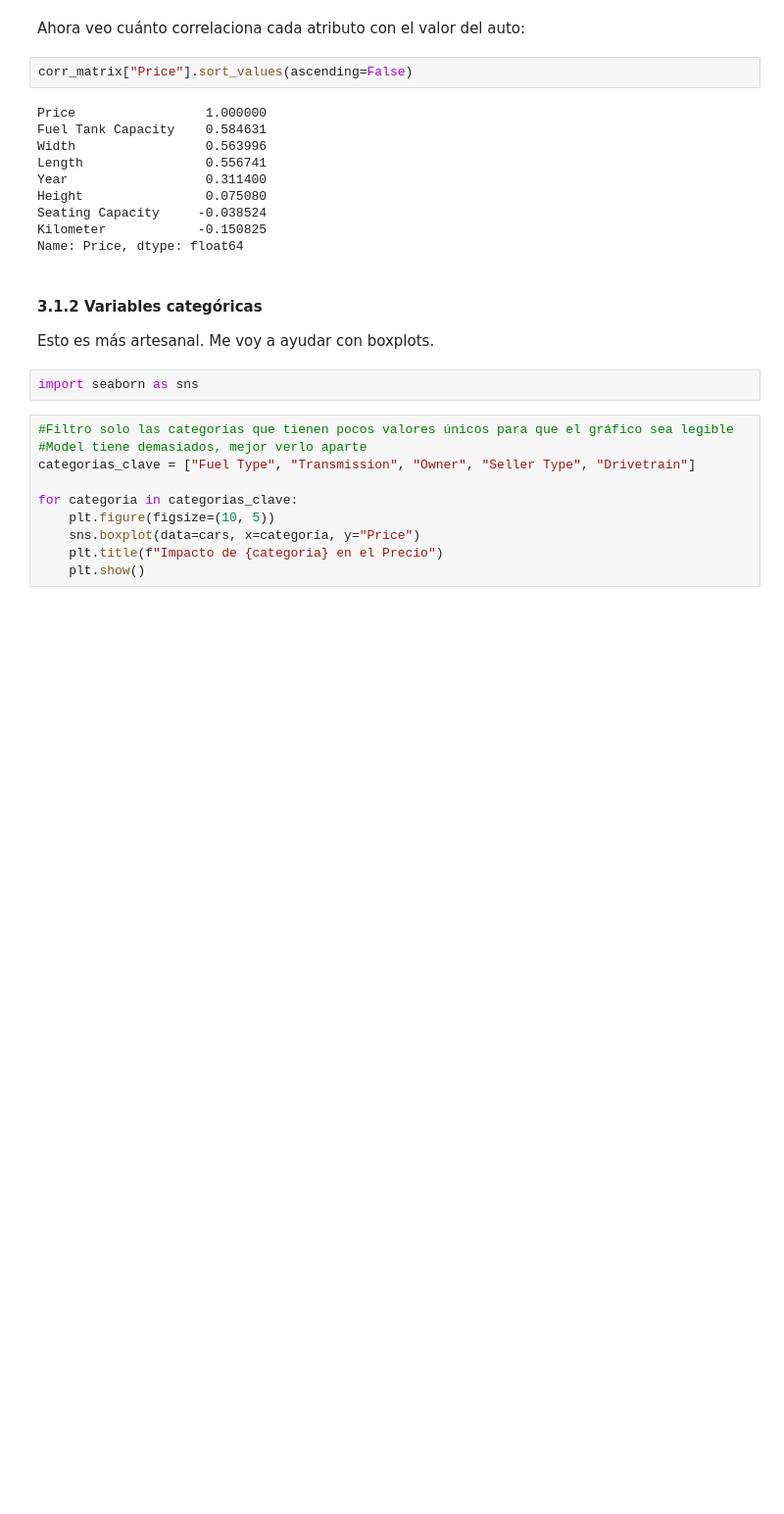
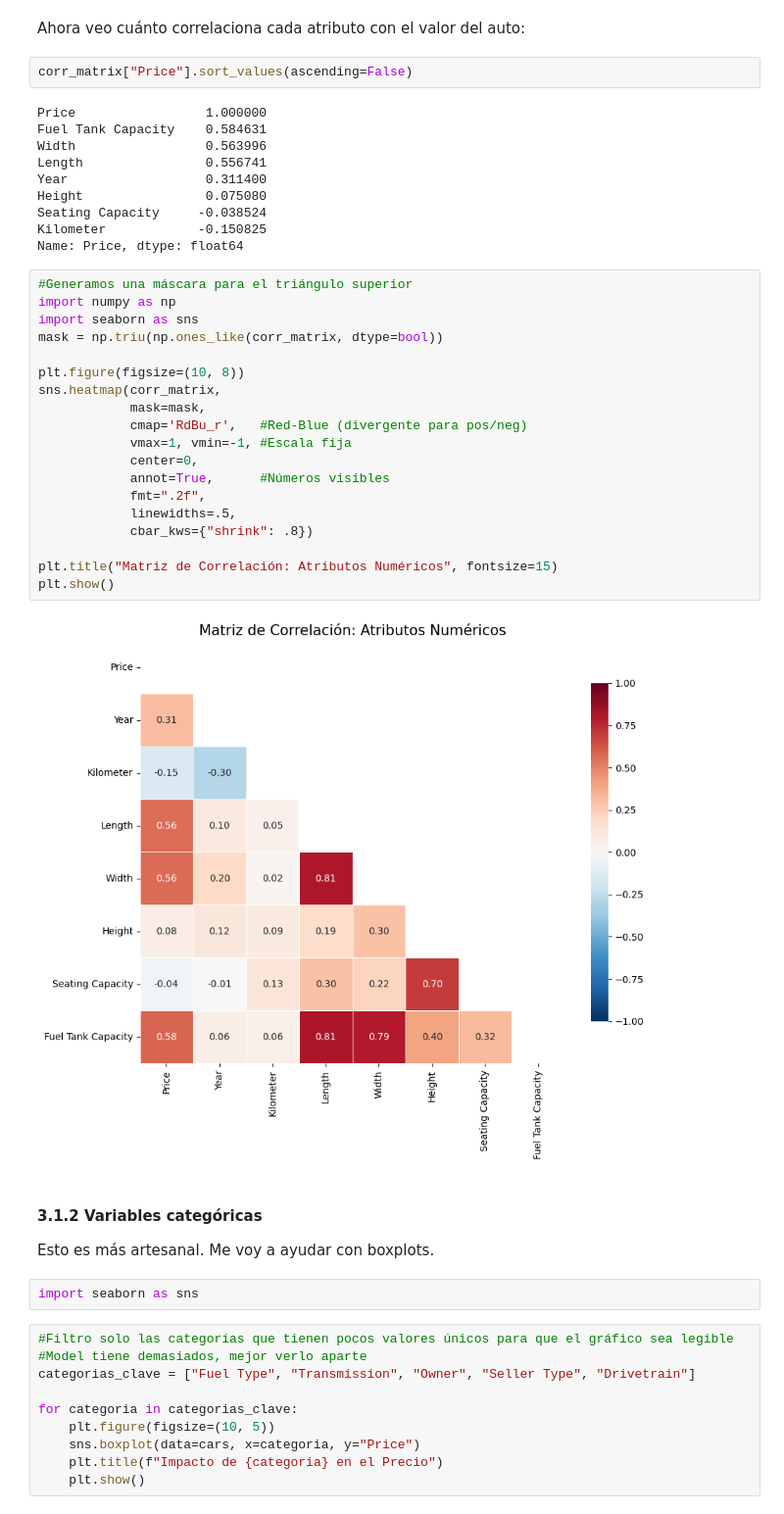
Before and after one commit to JnDecibe/car-price-prediction-pipeline, a Jupyter notebook: notebooks/Cars.ipynb, the cells around one changed output. Shown at 98% size. Drawn from its saved outputs; the diff is of its cells as text; blank space fills up the shorter version.

```diff
--- a/notebooks/Cars.ipynb
+++ b/notebooks/Cars.ipynb
@@ -167,6 +170,27 @@ Height                0.075080
 Seating Capacity     -0.038524
 Kilometer            -0.150825
 Name: Price, dtype: float64
+# %%
+#Generamos una máscara para el triángulo superior
+import numpy as np
+import seaborn as sns
+mask = np.triu(np.ones_like(corr_matrix, dtype=bool))
+
+plt.figure(figsize=(10, 8))
+sns.heatmap(corr_matrix,
+            mask=mask,
+            cmap='RdBu_r',   #Red-Blue (divergente para pos/neg)
+            vmax=1, vmin=-1, #Escala fija
+            center=0,
+            annot=True,      #Números visibles
+            fmt=".2f",
+            linewidths=.5,
+            cbar_kws={"shrink": .8})
+
+plt.title("Matriz de Correlación: Atributos Numéricos", fontsize=15)
+plt.show()
+# %% [output]
+[figure, added]
 # %% [markdown]
 #### 3.1.2 Variables categóricas
 
```
Also changed, not shown: parts of 3 cells of this notebook, 7 other files.
